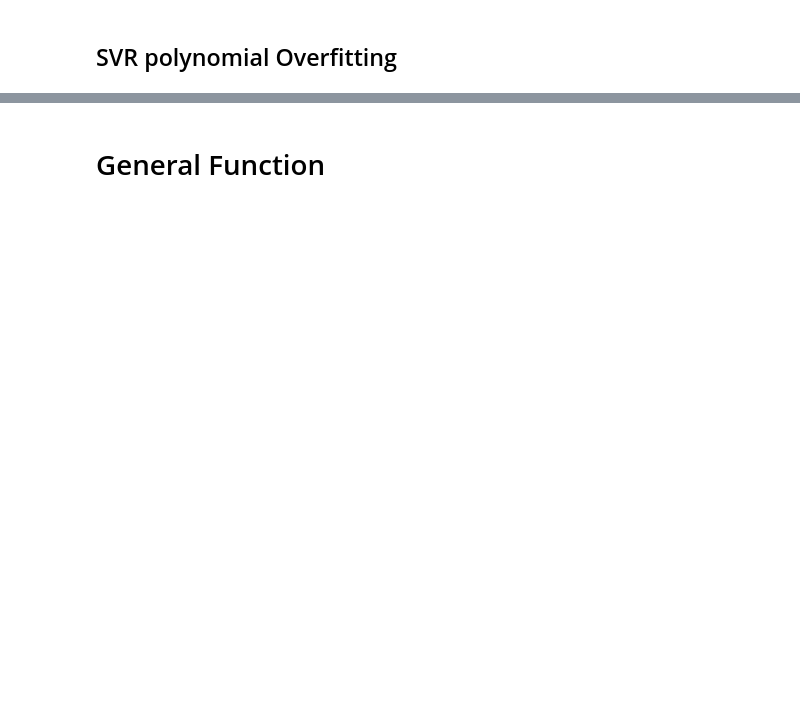
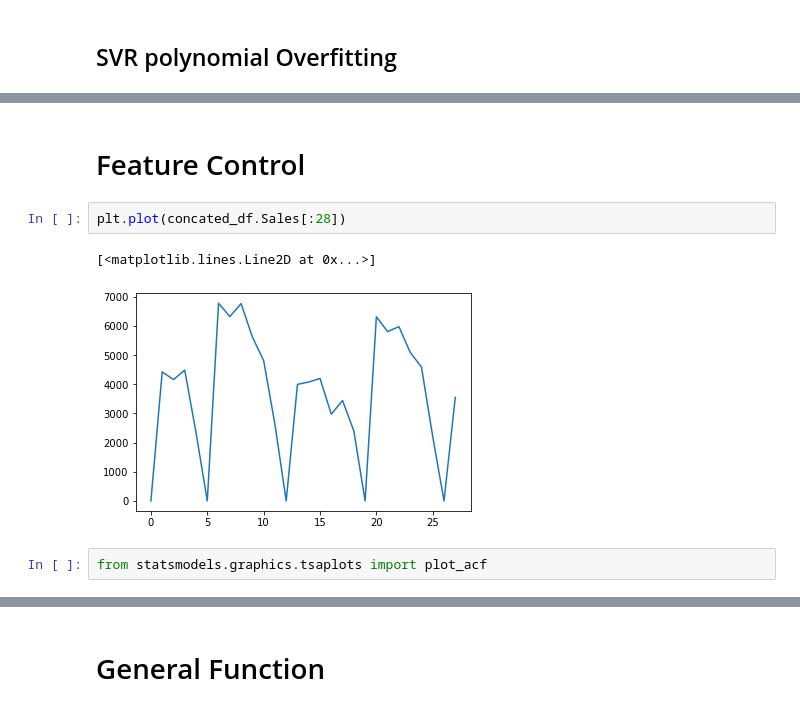
Before and after one commit to mbahadir/Research, a Jupyter notebook: Models/Rossman Model.ipynb, the cells around one changed output, grey strips where cells are left out. Cells and saved outputs as stored; diff of their text form; blank space fills up the shorter version.

```diff
--- a/Models/Rossman Model.ipynb
+++ b/Models/Rossman Model.ipynb
@@ -484,3 +484,12 @@ performance_list("SVR Performance with Feature Extraction", svm_control_feature,
 # %% [output]
 |  | Name | # of inst | Mean | Standard Dev. | FBias | MPE | MAPE | RMSE | MAD | WMAPE |
 | 0 | SVR Performance with Feature Extr... | 741 | 4,547.86253657 | 1,932.07349651 | 0.09667342 | 0.17751001 | 0.20747701 | 36.85029123 | 577.14605065 | 0.12690490 |
+# %% [markdown]
+# Feature Control
+# %%
+plt.plot(concated_df.Sales[:28])
+# %% [output]
+[<matplotlib.lines.Line2D at 0x...>]
+[figure, added]
+# %%
+from statsmodels.graphics.tsaplots import plot_acf
```
Also changed, not shown: parts of 43 cells of this notebook.
